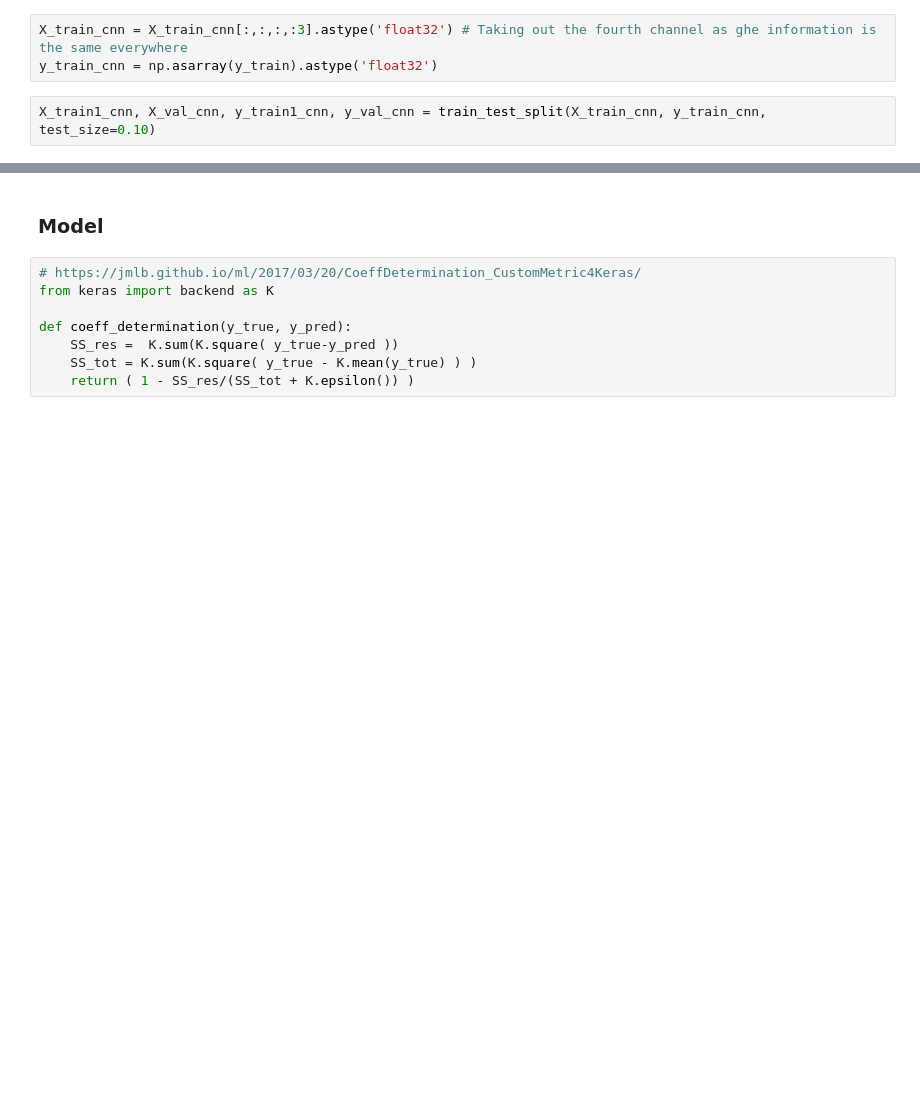
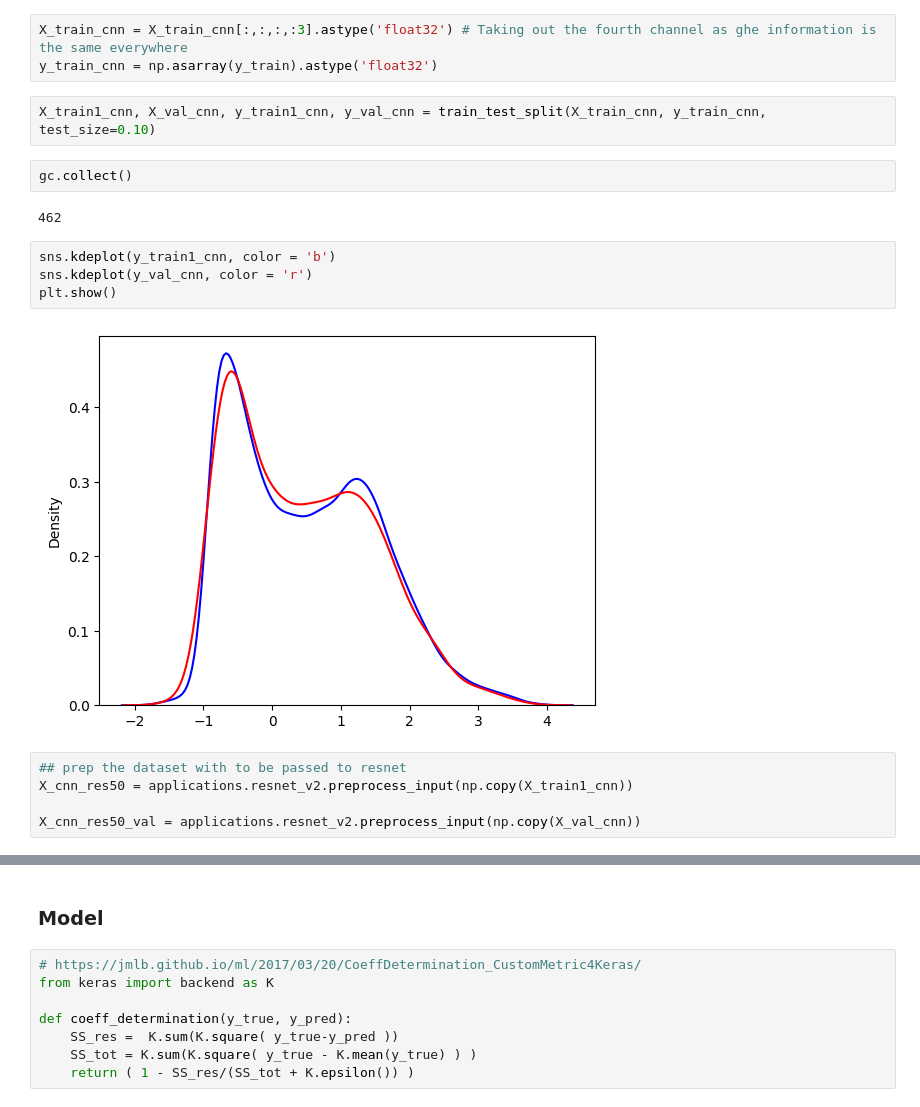
Before and after one commit to ccepelak/ML-SS22, a Jupyter notebook: MasterCode.ipynb, the cells around one changed output, grey strips where cells are left out. Drawn from its saved outputs; the diff is of its cells as text; blank space fills up the shorter version.

```diff
--- a/MasterCode.ipynb
+++ b/MasterCode.ipynb
@@ -482,3 +558,18 @@ X_train_cnn = X_train_cnn[:,:,:,:3].astype('float32') # Taking out the fourth ch
 y_train_cnn = np.asarray(y_train).astype('float32')
 # %%
 X_train1_cnn, X_val_cnn, y_train1_cnn, y_val_cnn = train_test_split(X_train_cnn, y_train_cnn, test_size=0.10)
+# %%
+gc.collect()
+# %% [output]
+462
+# %%
+sns.kdeplot(y_train1_cnn, color = 'b')
+sns.kdeplot(y_val_cnn, color = 'r')
+plt.show()
+# %% [output]
+[figure, added]
+# %%
+## prep the dataset with to be passed to resnet
+X_cnn_res50 = applications.resnet_v2.preprocess_input(np.copy(X_train1_cnn))
+
+X_cnn_res50_val = applications.resnet_v2.preprocess_input(np.copy(X_val_cnn))
```
Also changed, not shown: parts of 50 cells of this notebook, 2 other files.
